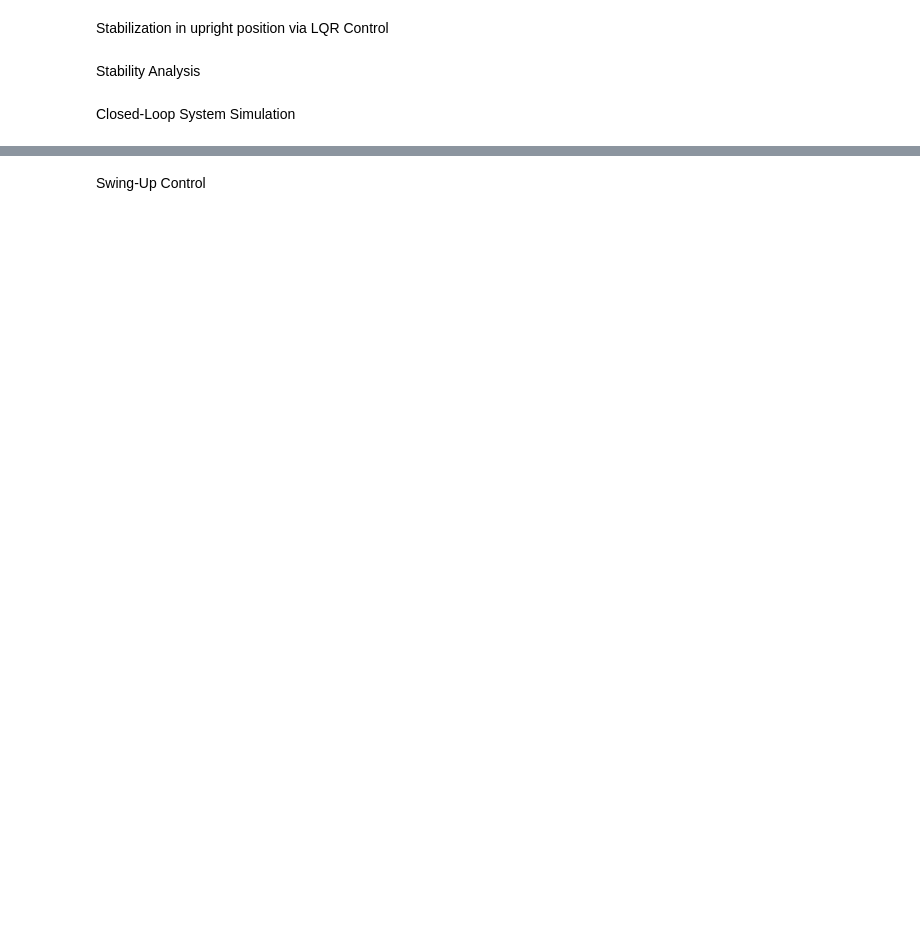
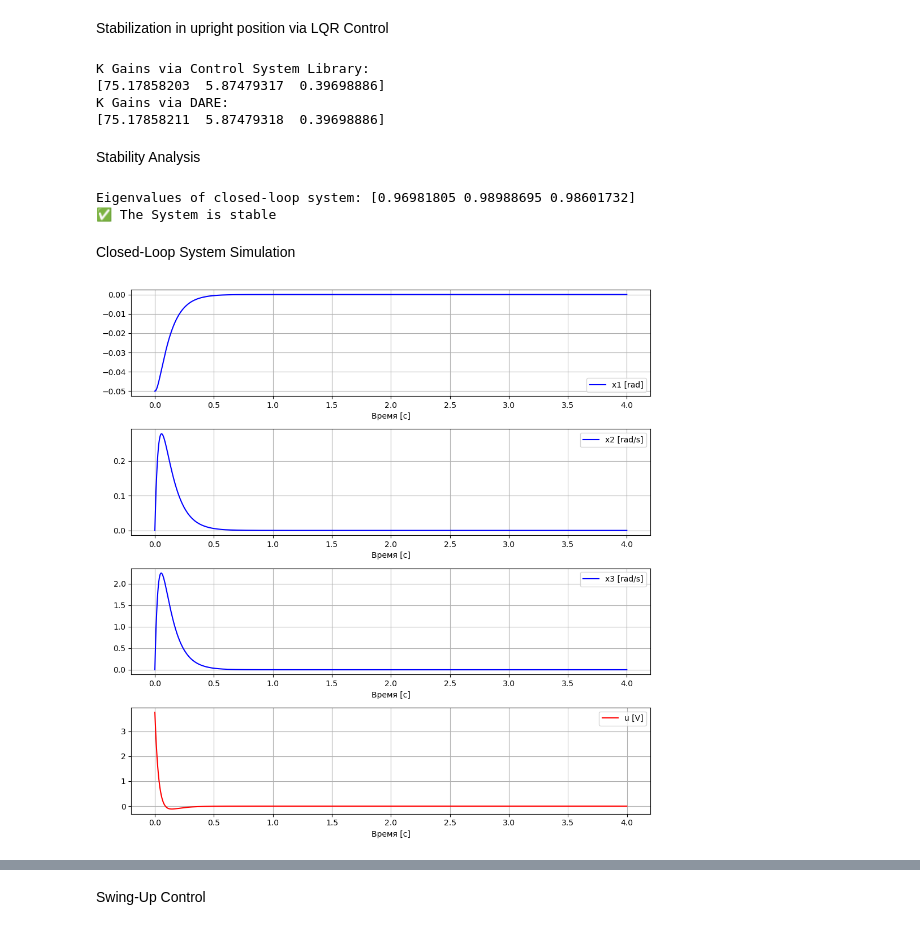
Before and after one commit to voltbro/ReactionWheel_InvertedPendulum, a Jupyter notebook: Python/model.ipynb, the cells around one changed output, grey strips where cells are left out. Cells and saved outputs as stored; diff of their text form; code cells hidden in the pictures; blank space fills up the shorter version.

```diff
--- a/Python/model.ipynb
+++ b/Python/model.ipynb
@@ -177,5 +209,15 @@ sysd = ct.c2d(sys, dt)
 Ad = sysd.A
 Bd = sysd.B
 
+print(Ad)
+print(Bd)
+print("===")
+
+Ad = np.eye(3) + A * dt
+Bd = B * dt
+
+print(Ad)
+print(Bd)
+
 # Exercises:
-# Write your own code that converts model from continuous to discrete time domain using eq. (14) фтв (15)
+# Write your own code that converts model from continuous to discrete time domain using eq. (14) and (15)
@@ -206,41 +269,55 @@ Q = np.array([  [1, 0, 0],
                 [0, 1, 0],
                 [0, 0, 1],
                 ])
-R = np.array([2])
+R = np.array([1])
 
 # Solve the problem
 
 # simple way
 K, sys, E = ct.dlqr(Ad, Bd, Q, R)
 
-print("K Gains:")
+print("K Gains via Control System Library:")
 print(K[0])
 
 # solve by hands
-# ...
+# Solve discrete time algebraic Riccati equation (DARE)
+P = solve_discrete_are(Ad, Bd, Q, R)
+# Calculate gains
+K = np.linalg.inv(Bd.T @ P @ Bd + R) @ (Bd.T @ P @ Ad)
+
+print("K Gains via DARE:")
+print(K[0])
 
 # Exercise
 # The function dlqr() from Control Systems Library was used for solving LQR problem. There is a function solve_discrete_are() in scipy library that solves the Riccati equations.
 # Write your own code that calculates K matrix using eq. (18) and solve_discrete_are()
+# %% [output]
+K Gains via Control System Library:
+[75.17858203  5.87479317  0.39698886]
+K Gains via DARE:
+[75.17858211  5.87479318  0.39698886]
 # %% [markdown]
 Stability Analysis
 # %%
 # The system is said to be asymptotically stable if all eigenvalues of the closed-loop matrix A_cl = A - BK
 # lie strictly inside the unit circle in the complex plane
 
-# ...put your code here...
+eigvals = np.linalg.eigvals(Ad - Bd @ K)
 
 print("Eigenvalues of closed-loop system:", eigvals)
 if np.all(np.abs(eigvals) < 1):
-    print("System is stable")
+    print("✅ The System is stable")
 else:
-    print("System is unstable")
+    print("❌ The System is unstable")
+# %% [output]
+Eigenvalues of closed-loop system: [0.96981805 0.98988695 0.98601732]
+✅ The System is stable
 # %% [markdown]
 Closed-Loop System Simulation
 # %%
 # State space model simulation
 
-x0 = np.array([0.01, 0.0, 0.0])  # начальное состояние (наклон маятника)
+x0 = np.array([-0.05, 0.0, 0.0])  # начальное состояние (наклон маятника)
 T = np.arange(0, 4, dt)
 X = [x0]
 U = []
@@ -260,33 +337,35 @@ x3 = X[:, 2]
 # Visualization
 
 plt.figure(figsize=(10, 10))
 
 plt.subplot(4, 1, 1)
 plt.plot(T, x1, 'blue')
 plt.grid()
 plt.legend(labels=('x1 [rad]',))
 plt.xlabel("Время [с]")
 
 plt.subplot(4, 1, 2)
 plt.plot(T, x2, 'blue')
 plt.grid()
 plt.legend(labels=('x2 [rad/s]',))
 plt.xlabel("Время [с]")
 
 plt.subplot(4, 1, 3)
 plt.plot(T, x3, 'blue')
 plt.grid()
 plt.legend(labels=('x3 [rad/s]',))
 plt.xlabel("Время [с]")
 
 plt.subplot(4, 1, 4)
 plt.plot(T[:-1], U, 'red')
 plt.grid()
 plt.legend(labels=('u [V]',))
 plt.xlabel("Время [с]")
 
 plt.tight_layout()
 plt.show()
+# %% [output]
+[figure, added]
 # %%
 # Nonlinear model simulation
 
```
Also changed, not shown: parts of 10 cells of this notebook, 3 other files.
